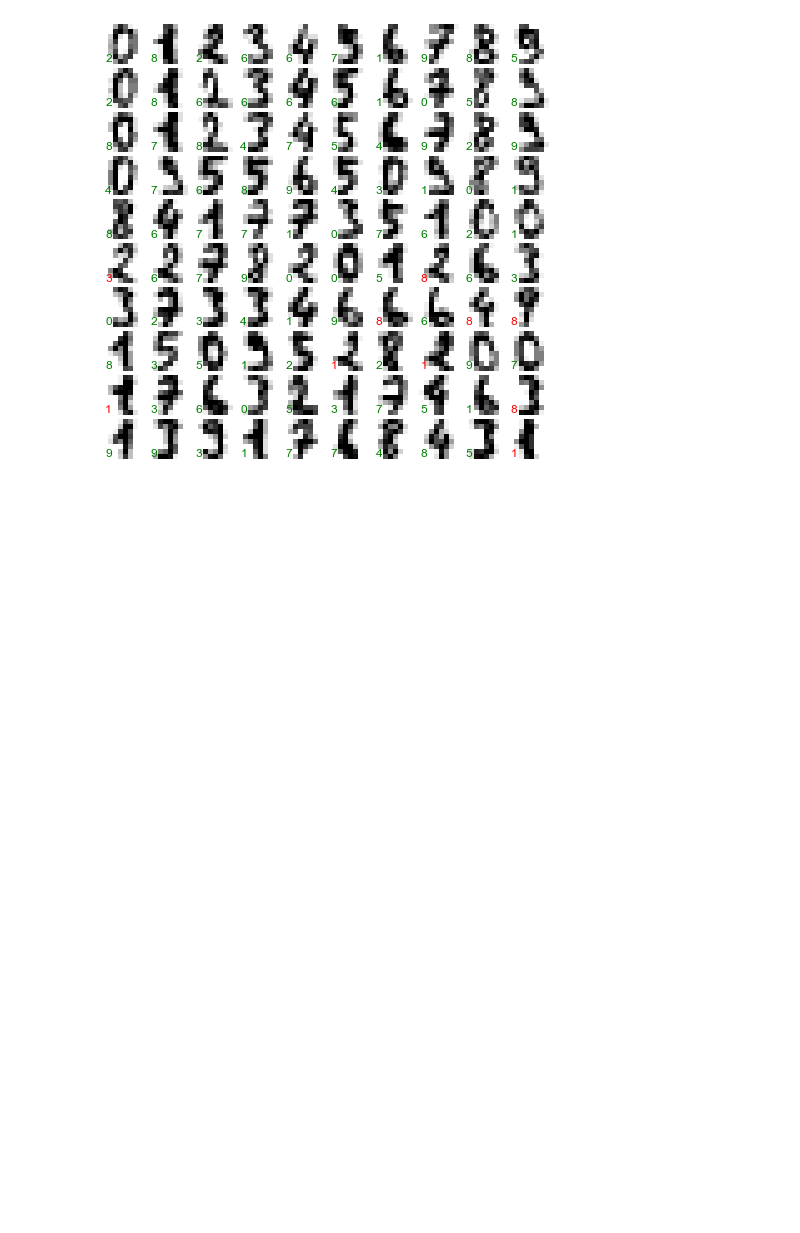
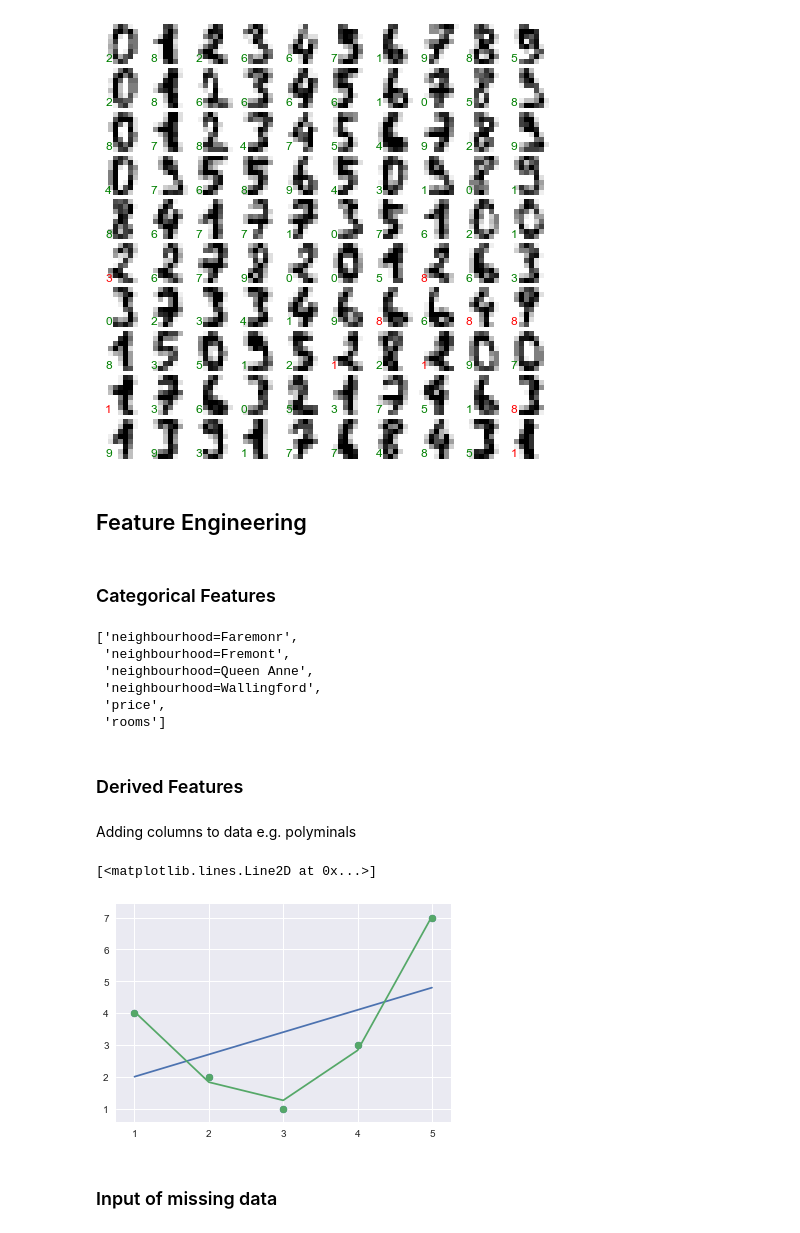
Before and after one commit to MateuszKonopelski/RandomPythonProjects, a Jupyter notebook: Project9_PythonDataScienceHandbook_VanderPlas/Chapter5_MachineLearning.ipynb, the cells around one changed output. Drawn from its saved outputs; the diff is of its cells as text; code cells hidden in the pictures; blank space fills up the shorter version.

```diff
--- a/Project9_PythonDataScienceHandbook_VanderPlas/Chapter5_MachineLearning.ipynb
+++ b/Project9_PythonDataScienceHandbook_VanderPlas/Chapter5_MachineLearning.ipynb
@@ -190,3 +190,57 @@ for i, ax in enumerate(axes.flat):
 # %% [output]
 [figure]
 [figure]
+# %% [markdown]
+## Feature Engineering
+# %% [markdown]
+### Categorical Features
+# %%
+# We want to convert neighbourhood into categorical integers
+# We don't want to map it as 0/1/2/3 because scikit will thing 2>1 etc
+data = [
+    {'price': 850000, 'rooms': 4, 'neighbourhood': 'Queen Anne'},
+    {'price': 750000, 'rooms': 4, 'neighbourhood': 'Faremonr'},
+    {'price': 700000, 'rooms': 3, 'neighbourhood': 'Wallingford'},
+    {'price': 600000, 'rooms': 2, 'neighbourhood': 'Fremont'}
+    ]
+# import package
+from sklearn.feature_extraction import DictVectorizer
+vec = DictVectorizer(sparse=False, dtype=int)
+vec.fit_transform(data)
+
+vec.get_feature_names()
+# %% [output]
+['neighbourhood=Faremonr',
+ 'neighbourhood=Fremont',
+ 'neighbourhood=Queen Anne',
+ 'neighbourhood=Wallingford',
+ 'price',
+ 'rooms']
+# %% [markdown]
+### Derived Features
+# %% [markdown]
+Adding columns to data e.g. polyminals
+# %%
+# DATA
+x = np.array([1, 2, 3, 4, 5])
+y = np.array([4, 2, 1, 3, 7])
+plt.scatter(x, y)
+X = x[:, np.newaxis]
+# POOR ESTIMATE
+model = LinearRegression().fit(X, y)
+yfit = model.predict(X)
+plt.plot(X, yfit)
+# ADDING NEW COLUMNS
+from sklearn.preprocessing import PolynomialFeatures
+poly = PolynomialFeatures(degree=3, include_bias=False)
+X2 = poly.fit_transform(X)
+# MODEL IT AGAIN
+model = LinearRegression().fit(X2, y)
+yfit = model.predict(X2)
+plt.scatter(x, y)
+plt.plot(x, yfit)
+# %% [output]
+[<matplotlib.lines.Line2D at 0x...>]
+[figure, added]
+# %% [markdown]
+### Input of missing data
```
Also changed, not shown: parts of 3 cells of this notebook, 1 other file.
